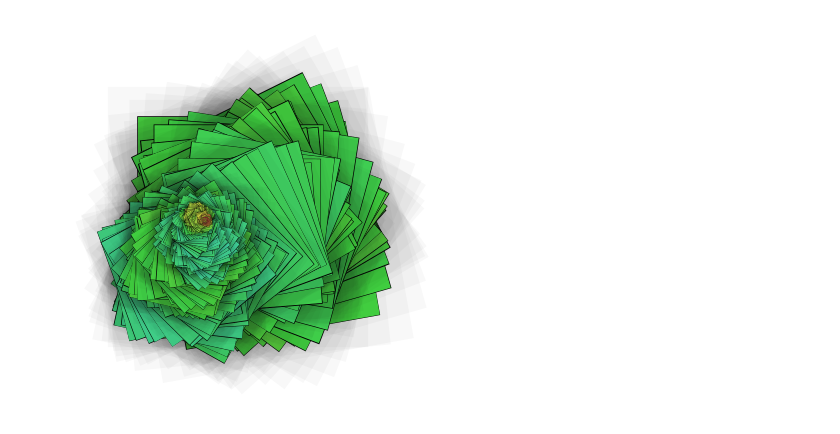
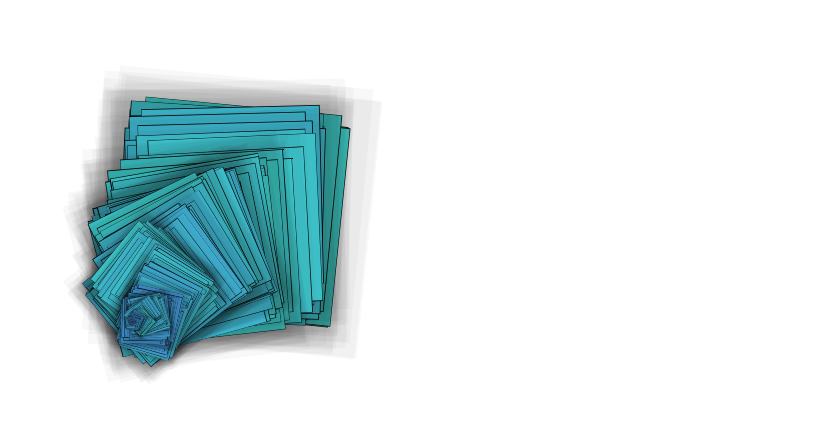
Before and after one commit to undertherain/pycontextfree, a Jupyter notebook: examples/paper.ipynb, the cells around one changed output. Saved outputs shown, nothing was run; the diff lists cells and outputs as text; code cells hidden in the pictures.

```diff
--- a/examples/paper.ipynb
+++ b/examples/paper.ipynb
@@ -3,26 +3,22 @@ from contextfree.contextfree import *
 # %%
 def sheet():
-    with color(lightness=-1, alpha=0.03):
-        with scale(1.3):
-            box()
+    with transform(lightness=-1, alpha=-0.97, scale_x=1.3):
+        box()
     with color(lightness=-1):
         with scale(1.007):
             box()
     box()
 
 @check_limits
 def pyramid():
     sheet()
-    with rotate(0.09 + rnd(0.02)):
-        with scale(0.99):
-            with translate(rnd(0.08), rnd(0.08)):
-                with color(hue=0.0001+rnd(0.022)):
-                    pyramid()
+    with transform(x=rnd(0.08), y=rnd(0.08), scale_x=0.99, angle=prnd(1.2), hue=rnd(3)):
+        pyramid()
 
 init(canvas_size=(400,400), face_color="#48d341", max_depth=10000)
-with scale(2):
+with transform(scale_x=2, angle=prnd(90), hue=rnd(100)):
     pyramid()
 
 display_ipython()
 # %% [output]
-[figure, old version]
+[figure, new version]
```
Also changed, not shown: parts of 1 cell of this notebook, 7 other files.
